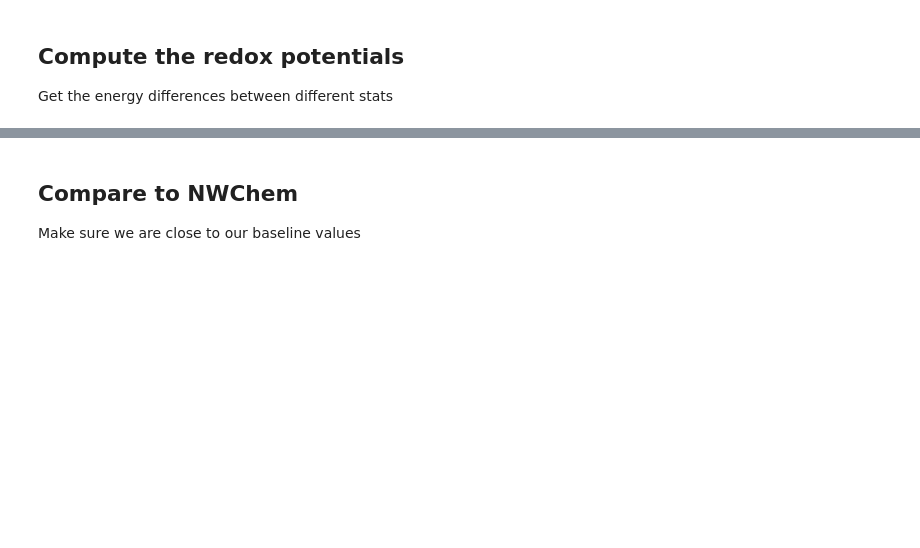
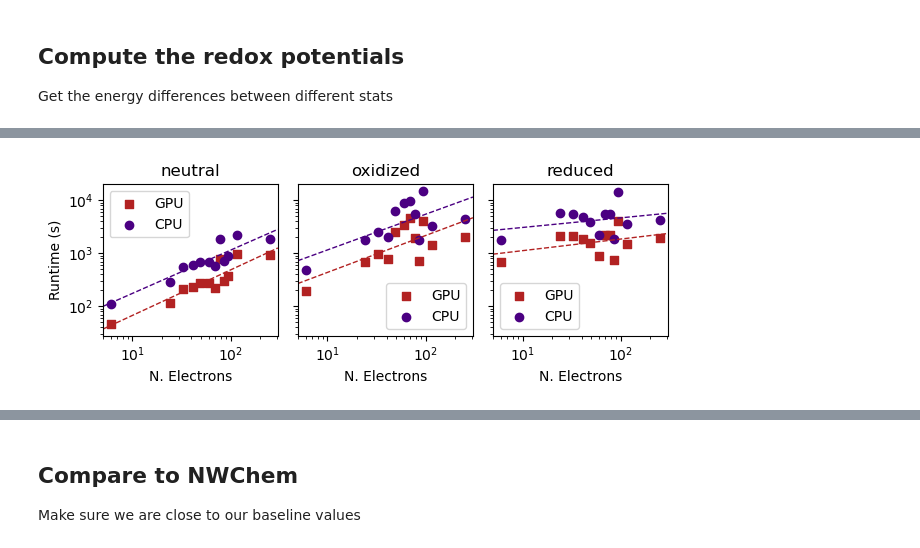
Before and after one commit to exalearn/quantum-chemistry-on-polaris, a Jupyter notebook: cp2k/compare-redox-potentials.ipynb, the cells around one changed output, grey strips where cells are left out. Saved outputs shown, nothing was run; the diff lists cells and outputs as text; code cells hidden in the pictures; blank space fills up the shorter version.

```diff
--- a/cp2k/compare-redox-potentials.ipynb
+++ b/cp2k/compare-redox-potentials.ipynb
@@ -82,0 +157,9 @@ records.groupby(['inchi_key', 'state', 'basis_set'])['runtime'].describe()
+# %%
+gpu_params = mt_params.copy()
+gpu_params['solver'] += "-gpu"
+# %%
+gpu_records = data.copy()
+for k, v in gpu_params.items():
+    gpu_records = gpu_records[gpu_records[k] == v]
+print(f'Reduced to {len(gpu_records)} results for MT-GPU')
+gpu_records.head(2)
@@ -82,0 +171,6 @@ records.groupby(['inchi_key', 'state', 'basis_set'])['runtime'].describe()
+# %%
+cpu_records = data.copy()
+for k, v in mt_params.items():
+    cpu_records = cpu_records[cpu_records[k] == v]
+print(f'Reduced to {len(cpu_records)} results for MT-CPU')
+cpu_records.head(2)
@@ -82,0 +182,35 @@ records.groupby(['inchi_key', 'state', 'basis_set'])['runtime'].describe()
+# %%
+merged = cpu_records.merge(gpu_records, on=('inchi_key', 'state', 'basis_set', 'xc', 'n_electrons'))
+merged['speedup'] = merged['runtime_x'] / merged['runtime_y']
+# %%
+fig, axs = plt.subplots(1, 3, sharey=True, figsize=(6.5, 2.5))
+
+for ax, (state, group) in zip(axs, merged.groupby('state')):
+    subset = group.groupby('n_electrons').mean()
+
+    # Plot the values
+    ax.scatter(subset.index, subset['runtime_y'], color='firebrick', marker='s', label='GPU')
+    wt_linreg = linregress(np.log(subset.index), np.log(subset['runtime_y']))
+
+    ax.scatter(subset.index, subset['runtime_x'], color='indigo', marker='o', label='CPU')
+    mt_linreg = linregress(np.log(subset.index), np.log(subset['runtime_x']))
+
+    # Set up the scale
+    ax.set_title(state)
+    ax.set_yscale('log')
+    ax.set_xscale('log')
+    ax.legend()
+
+    # Plot the linear regressions
+    ax.set_xlim(ax.get_xlim())
+    ax.plot(ax.get_xlim(), np.exp(wt_linreg.intercept + wt_linreg.slope * np.log(ax.get_xlim())),
+            '--', lw=1, color='firebrick')
+    ax.plot(ax.get_xlim(), np.exp(mt_linreg.intercept + mt_linreg.slope * np.log(ax.get_xlim())),
+            '--', lw=1, color='indigo')
+
+    ax.set_xlabel('N. Electrons')
+axs[0].set_ylabel('Runtime (s)')
+
+fig.tight_layout()
+# %% [output]
+[figure, added]
```
Also changed, not shown: parts of 30 cells of this notebook, 3 other files.
